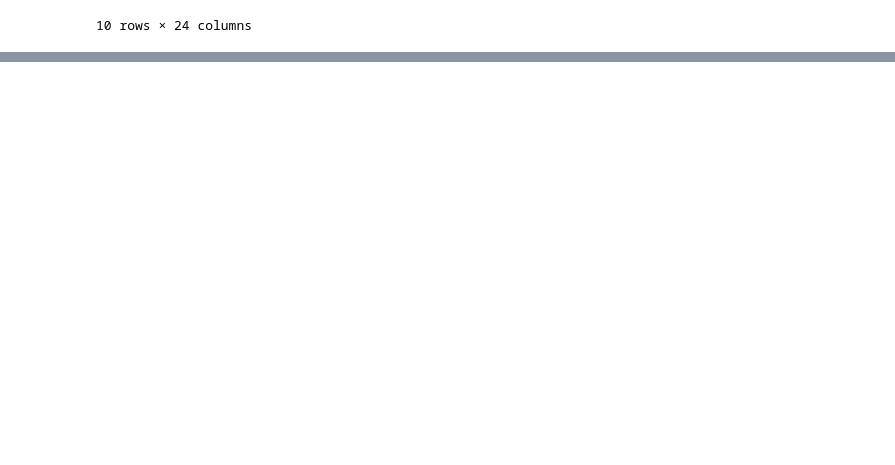
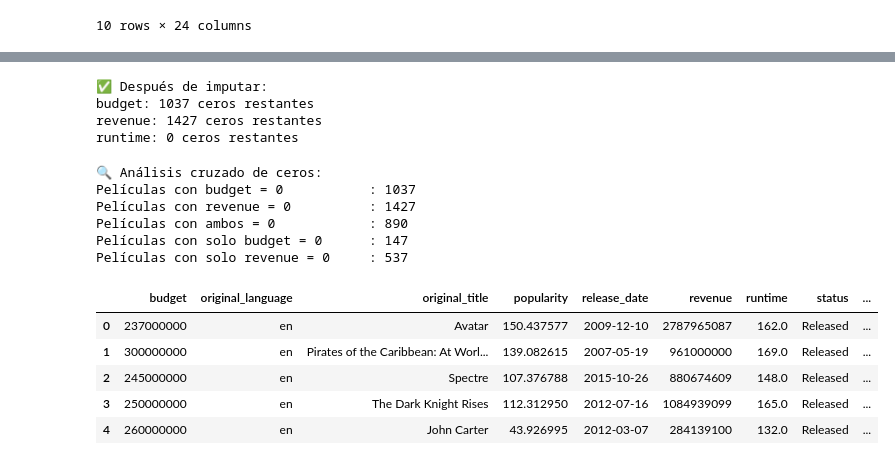
Before and after one commit to JojhanPerezArroyave/primerPoryectoInteligentes, a Jupyter notebook: primerProyecto.ipynb, the cells around one changed output, grey strips where cells are left out. Saved outputs shown, nothing was run; the diff lists cells and outputs as text; code cells hidden in the pictures; blank space fills up the shorter version.

```diff
--- a/primerProyecto.ipynb
+++ b/primerProyecto.ipynb
@@ -125,0 +126,70 @@ memory usage: 563.0+ KB
+# %%
+# 💡 Franja 4 (versión conservadora): Imputación de valores cero en lugar de eliminar registros
+# Objetivo: Conservar el mayor número de registros imputando valores donde sea razonable
+
+
+df['runtime'].fillna(df['runtime'].median(), inplace=True)
+df['runtime'] = df['runtime'].replace(0, df['runtime'].median())
+
+# Mostramos valores después de imputación
+print("✅ Después de imputar:")
+for col in ['budget', 'revenue', 'runtime']:
+    ceros = (df[col] == 0).sum()
+    print(f"{col}: {ceros} ceros restantes")
+# %% [output]
+✅ Después de imputar:
+budget: 1037 ceros restantes
+revenue: 1427 ceros restantes
+runtime: 0 ceros restantes
+# %%
+# 💡 Franja extra: Verificar la relación entre valores cero en 'budget' y 'revenue'
+
+# Películas con presupuesto = 0
+mask_budget_0 = df['budget'] == 0
+# Películas con ingresos = 0
+mask_revenue_0 = df['revenue'] == 0
+
+# Total con presupuesto = 0
+total_budget_0 = mask_budget_0.sum()
+# Total con revenue = 0
+total_revenue_0 = mask_revenue_0.sum()
+# Total donde ambos son 0
+total_ambos_0 = (mask_budget_0 & mask_revenue_0).sum()
+# Casos distintos
+solo_budget_0 = (mask_budget_0 & ~mask_revenue_0).sum()
+solo_revenue_0 = (mask_revenue_0 & ~mask_budget_0).sum()
+
+print("🔍 Análisis cruzado de ceros:")
+print(f"Películas con budget = 0           : {total_budget_0}")
+print(f"Películas con revenue = 0          : {total_revenue_0}")
+print(f"Películas con ambos = 0            : {total_ambos_0}")
+print(f"Películas con solo budget = 0      : {solo_budget_0}")
+print(f"Películas con solo revenue = 0     : {solo_revenue_0}")
+# %% [output]
+🔍 Análisis cruzado de ceros:
+Películas con budget = 0           : 1037
+Películas con revenue = 0          : 1427
+Películas con ambos = 0            : 890
+Películas con solo budget = 0      : 147
+Películas con solo revenue = 0     : 537
+# %%
+# 💡 Franja: Crear columna 'profit' (ganancia) con validación de ceros
+# Objetivo: Calcular revenue - budget solo cuando ambos valores son mayores a cero
+
+def calcular_ganancia(row):
+    if row['budget'] > 0 and row['revenue'] > 0:
+        return row['revenue'] - row['budget']
+    else:
+        return 0
+
+df['profit'] = df.apply(calcular_ganancia, axis=1)
+
+# Verificamos
+df.head()
+# %% [output]
+|  | budget | original_language | original_title | popularity | release_date | revenue | runtime | status | ... |
+| 0 | 237000000 | en | Avatar | 150.437577 | 2009-12-10 | 2787965087 | 162.0 | Released | ... |
+| 1 | 300000000 | en | Pirates of the Caribbean: At Worl... | 139.082615 | 2007-05-19 | 961000000 | 169.0 | Released | ... |
+| 2 | 245000000 | en | Spectre | 107.376788 | 2015-10-26 | 880674609 | 148.0 | Released | ... |
+| 3 | 250000000 | en | The Dark Knight Rises | 112.312950 | 2012-07-16 | 1084939099 | 165.0 | Released | ... |
+| 4 | 260000000 | en | John Carter | 43.926995 | 2012-03-07 | 284139100 | 132.0 | Released | ... |
```
Also changed, not shown: parts of 1 cell of this notebook.
